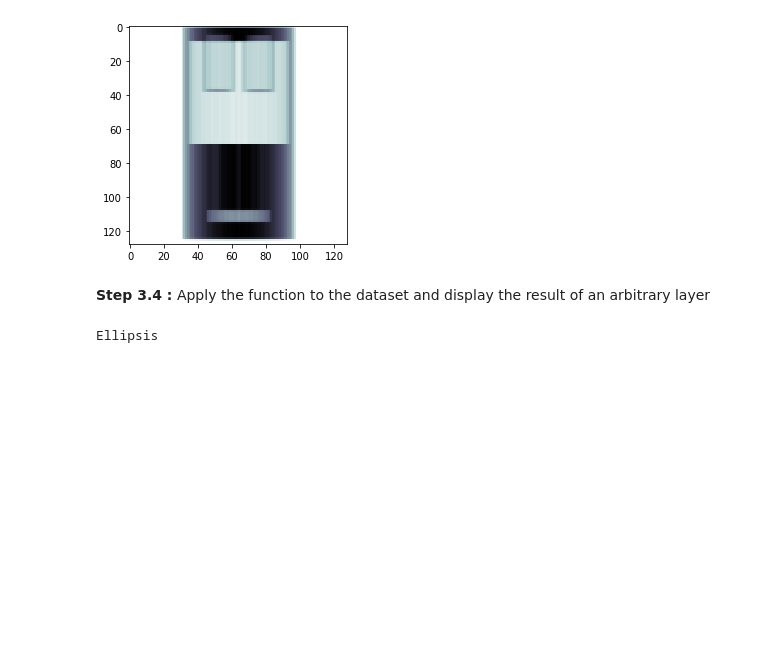
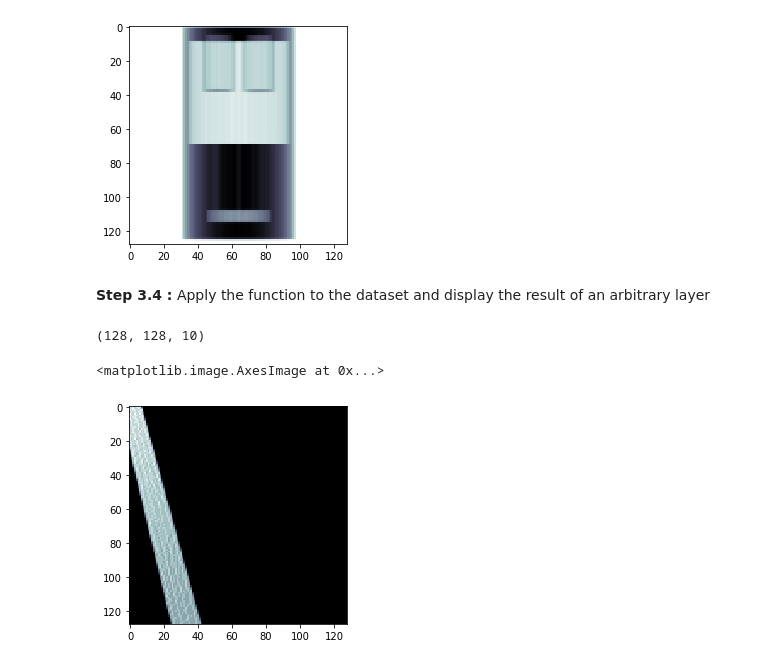
Before and after one commit to niazoys/Tomographic-Reconstruction-From-Sinogram, a Jupyter notebook: AR_Assignment3.ipynb, the cells around one changed output. Saved outputs shown, nothing was run; the diff lists cells and outputs as text; code cells hidden in the pictures; blank space fills up the shorter version.

```diff
--- a/AR_Assignment3.ipynb
+++ b/AR_Assignment3.ipynb
@@ -414,26 +450,34 @@ The parameters of this dataset are the following :
 # %%
 import os
 dirname = 'data/projections'
-final = []
+sinogram = []
+
+#load all the  files
 for fname in os.listdir(dirname):
     im = Image.open(os.path.join(dirname, fname))
     imarray = np.array(im)
+    sinogram.append(imarray)
 
-    final.append(imarray)
-
-final = np.asarray(final)
-final = np.moveaxis(final, [2, 0], [2, 0])
-print(final.shape)
-plt.imshow(final[125,:,:],cmap=plt.cm.bone)
+#parse them as np array
+sinogram = np.asarray(sinogram)
+# rearrage the axis (just for)
+sinogram = np.moveaxis(sinogram, [2, 0], [2, 0])
+print(sinogram.shape)
+plt.imshow(sinogram[125,:,:],cmap=plt.cm.bone)
 # %% [output]
 (200, 128, 128)
 <matplotlib.image.AxesImage at 0x...>
 [figure]
 # %% [markdown]
 **Step 3.4 :** Apply the function to the dataset and display the result of an arbitrary layer
-# %%
-DISPLAYED_LAYER_INDEX = 64
-
-...
-# %% [output]
-Ellipsis
+# %%
+DISPLAYED_LAYER_INDEX = 64
+phantom_size=[128,128,200]
+sinogram=reconstruct_3d(sinogram,phantom_size)
+# %%
+print(sinogram.shape)
+plt.imshow(sinogram[:,:,8],cmap=plt.cm.bone)
+# %% [output]
+(128, 128, 10)
+<matplotlib.image.AxesImage at 0x...>
+[figure, added]
```
Also changed, not shown: parts of 11 cells of this notebook.
